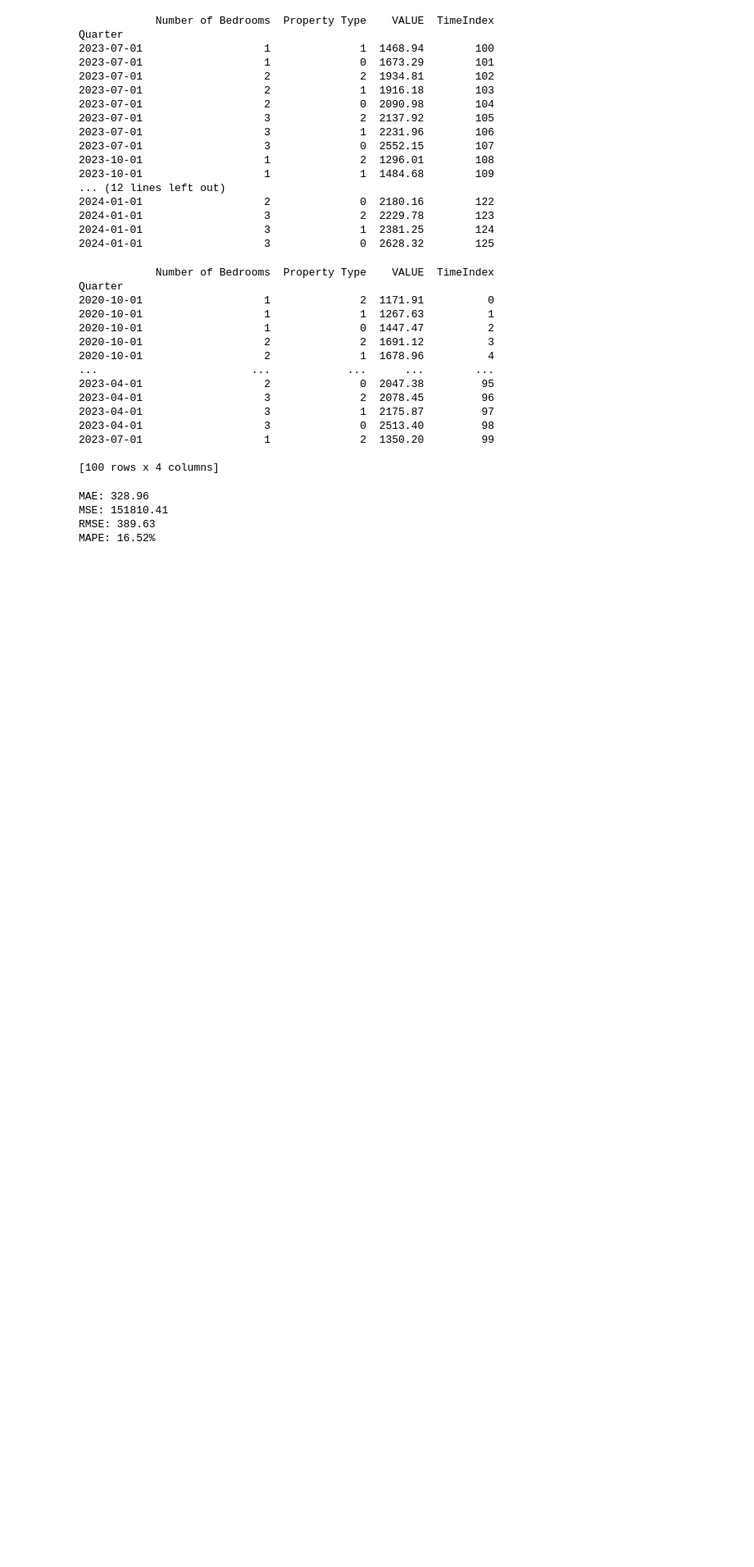
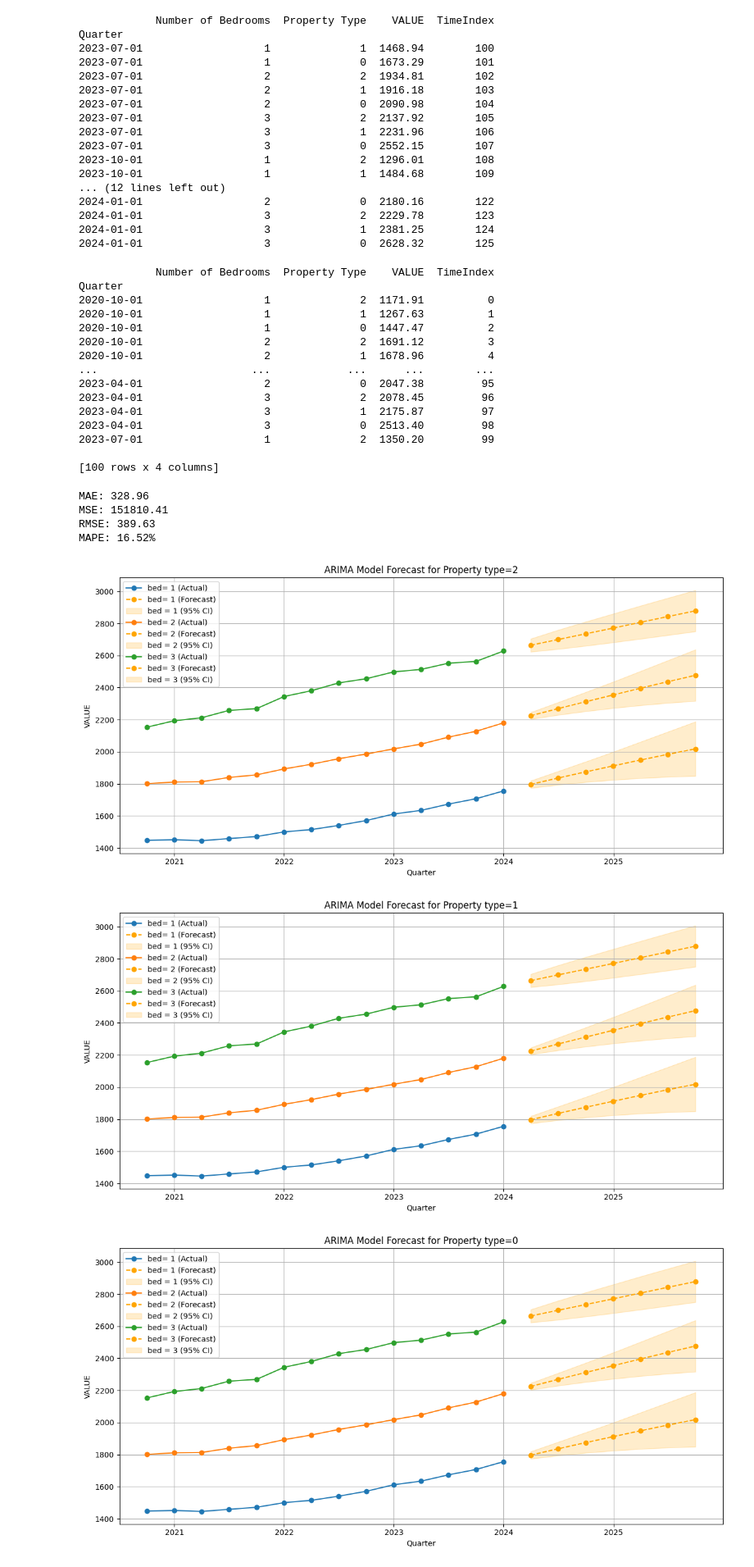
Before and after one commit to santhosh-sba24100/SBA24100_CA3_Strategy_Thinking, a Jupyter notebook: CA3-Strategy_Thinking.ipynb, the cells around one changed output. Shown at 82% size. Saved outputs shown, nothing was run; the diff lists cells and outputs as text; code cells hidden in the pictures; blank space fills up the shorter version.

Commit message:
CA3 - ML - ARIMA - Done

```diff
--- a/CA3-Strategy_Thinking.ipynb
+++ b/CA3-Strategy_Thinking.ipynb
@@ -420,3 +420,80 @@ MAE: 328.96
 MSE: 151810.41
 RMSE: 389.63
 MAPE: 16.52%
+# %%
+from statsmodels.tsa.arima.model import ARIMA
+import matplotlib.dates as mdates
+import matplotlib.pyplot as plt
+
+
+# Step 1.1: Explicitly set frequency (to avoid warnings)
+# df.index = pd.date_range(start=df.index[0], periods=len(df), freq='Q')
+
+# get unique property type values
+unique_type = df['Property Type'].unique()
+
+for type_value in unique_type:
+    type_subset = df[df['Property Type'] == type] # filter data based on property type
+
+    # build plot for each property type value
+    plt.figure(figsize=(12, 6))
+    plt.title(f'ARIMA Model Forecast for Property type={type_value}')
+    plt.xlabel('Quarter')
+    plt.ylabel('VALUE')
+
+    # get unique bed values
+    unique_bed = type_subset['Number of Bedrooms'].unique()
+
+    # Loop through each unique bed value
+    for bed_value in unique_bed:
+        bed_subset = type_subset[type_subset['Number of Bedrooms'] == bed_value] #filter data based on bed value in each property type
+
+        # Step 2: Prepare the target series
+        target_series = bed_subset['VALUE']
+
+        # Step 3: Fit ARIMA model
+
+        model = ARIMA(target_series, order=(1, 1, 1))
+        model_fit = model.fit()
+
+        # Step 4: Forecast future values
+        forecast_steps = 7  # Forecast next 4 quarters
+        forecast = model_fit.get_forecast(steps=forecast_steps)
+        forecast_values = forecast.predicted_mean
+        forecast_conf_int = forecast.conf_int()
+
+        # Step 4.1: Generate future quarterly timestamps
+        last_timepoint = target_series.index[-1]
+        forecast_index = pd.date_range(start=last_timepoint + pd.offsets.QuarterBegin(1), periods=forecast_steps, freq='Q')
+
+        # Step 5: Visualize the results
+
+        # Plot actual data
+        plt.plot(target_series.index, target_series, label=f'bed= {bed_value} (Actual)', marker='o')
+
+        # Plot forecast
+        plt.plot(forecast_index, forecast_values, linestyle = '--', label=f'bed= {bed_value} (Forecast)', marker='o', color='orange')
+
+        # Plot confidence intervals
+        plt.fill_between(
+            forecast_index,
+            forecast_conf_int.iloc[:, 0],
+            forecast_conf_int.iloc[:, 1],
+            color='orange',
+            alpha=0.2,
+            label=f'bed = {bed_value} (95% CI)'
+        )
+
+# Format the x-axis to show quarterly timepoints
+    #plt.gca().xaxis.set_major_locator(mdates.MonthLocator(interval=3))  # Quarterly intervals
+    # plt.gca().xaxis.set_major_formatter(mdates.DateFormatter('%Y-Q%q'))
+
+
+    plt.legend()
+    plt.grid(True)
+    plt.tight_layout()
+    plt.show()
+# %% [output]
+[figure, added]
+[figure, added]
+[figure, added]
```
Also changed, not shown: 2 other files.
